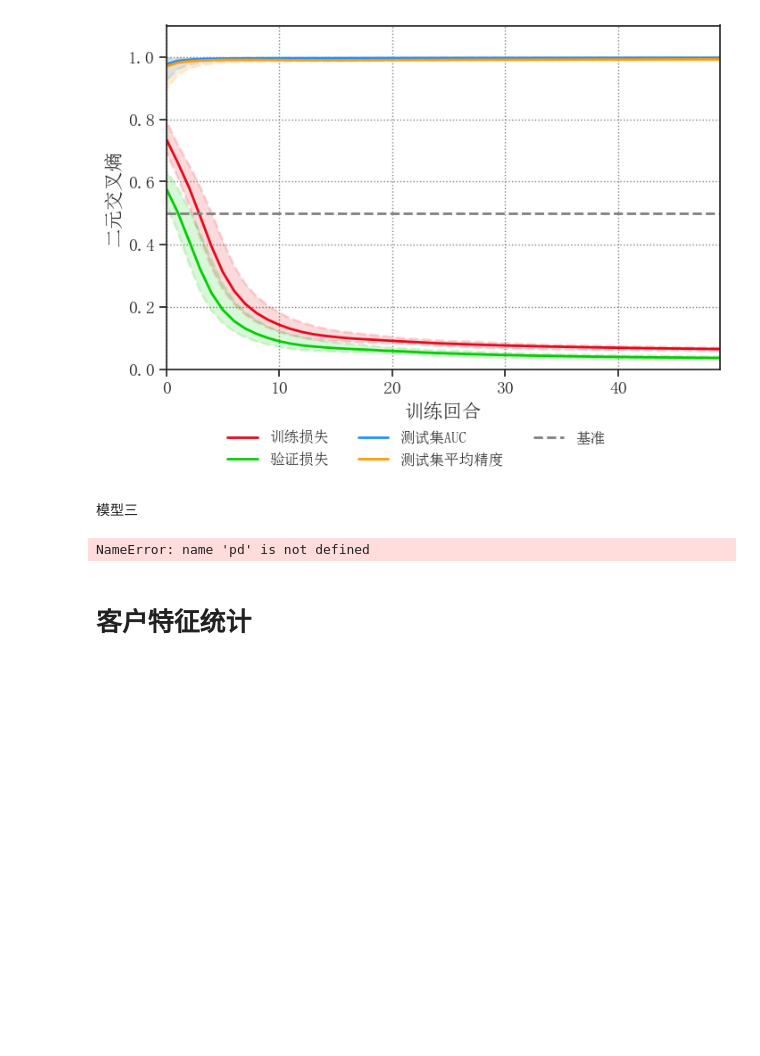
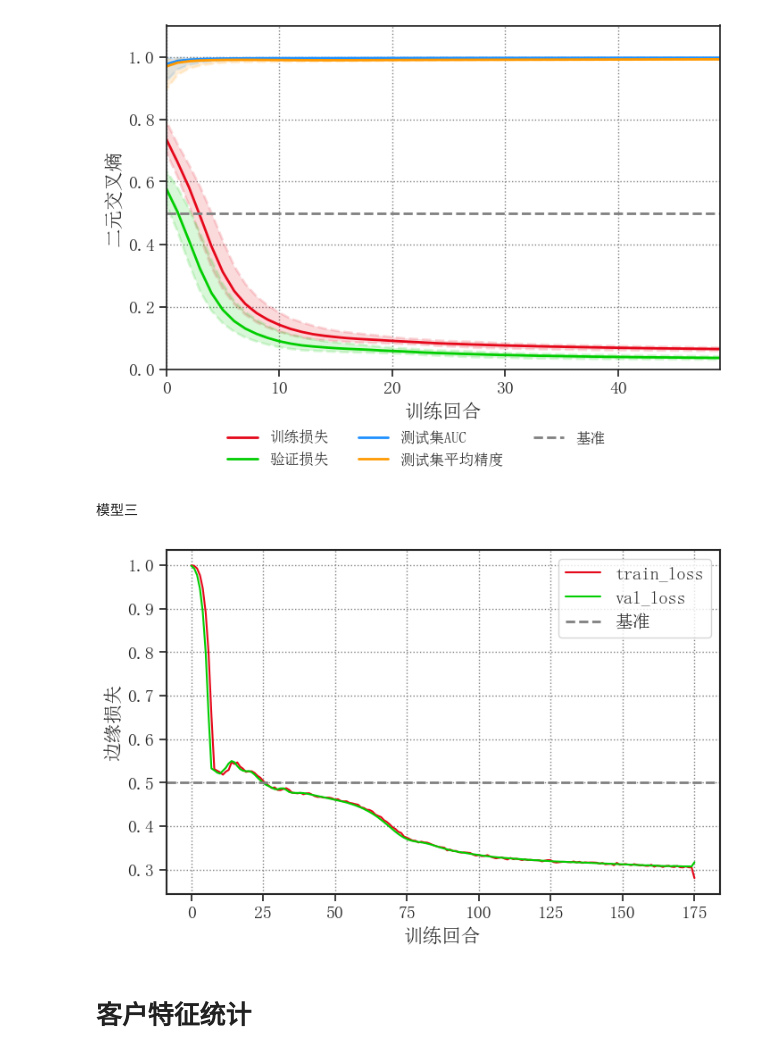
Before and after one commit to Aegis1863/10th-Statistical-Modeling-Competition, a Jupyter notebook: summary_pic.ipynb, the cells around one changed output. Saved outputs shown, nothing was run; the diff lists cells and outputs as text; code cells hidden in the pictures; blank space fills up the shorter version.

```diff
--- a/summary_pic.ipynb
+++ b/summary_pic.ipynb
@@ -197,31 +197,31 @@ plt.savefig('image/final_figure_2.pdf', bbox_inches='tight')
 # %% [markdown]
 模型三
 # %%
-train_data = pd.read_csv('../data/result/dgl/train_loss.csv')
-val_data = pd.read_csv('../data/result/dgl/val_loss.csv')
+train_data = pd.read_csv('data/result/dgl/train_loss.csv')
+val_data = pd.read_csv('data/result/dgl/val_loss.csv')
 
 fig, ax1 = plt.subplots(figsize=(8, 5))
 config = {
     "font.family":'serif',
     "font.size": 18,
     "mathtext.fontset":'stix',
     "font.serif": ['SimSun'],
 }
 plt.rcParams.update(config)
 # 绘制第一个数据集
 
 plt.plot(train_data, color='#e5071a', label='train_loss')
 plt.plot(val_data, color='#00CD00', label='val_loss')
 plt.xlabel('训练回合')
 plt.ylabel('边缘损失')
 plt.axhline(y=0.5, color='gray', linestyle='--', label='基准', lw=2)
 plt.grid(ls=':', color='grey', lw=1)
 for spine in ax1.spines.values():
     spine.set_linewidth(1.5)
 plt.legend()
 plt.show()
 # %% [output]
-NameError: name 'pd' is not defined
+[figure, added]
 # %% [markdown]
 # 客户特征统计
 # %%
```
Also changed, not shown: 2 other files.
